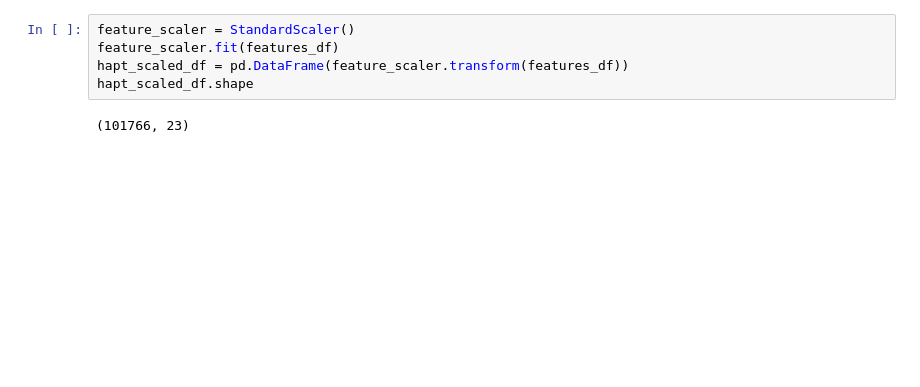
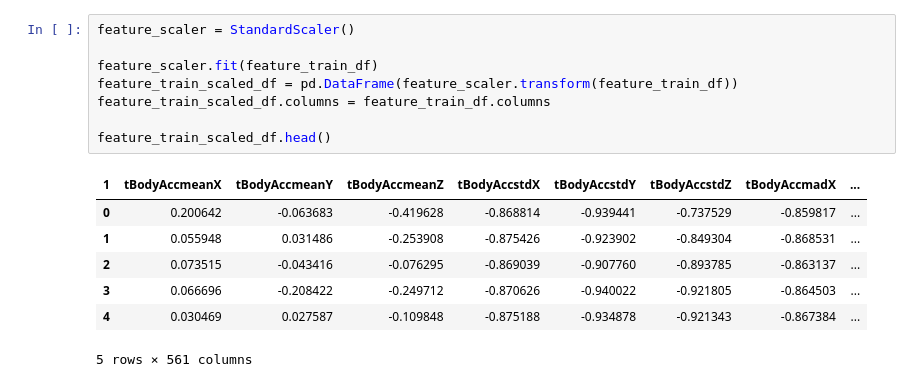
Before and after one commit to ssoi/pc_lasso, a Jupyter notebook: notebooks/eda.ipynb, the cells around one changed output. Drawn from its saved outputs; the diff is of its cells as text; blank space fills up the shorter version.

```diff
--- a/notebooks/eda.ipynb
+++ b/notebooks/eda.ipynb
@@ -25,7 +107,16 @@ hapt_df.head()
 # %%
 feature_scaler = StandardScaler()
-feature_scaler.fit(features_df)
-hapt_scaled_df = pd.DataFrame(feature_scaler.transform(features_df))
-hapt_scaled_df.shape
+
+feature_scaler.fit(feature_train_df)
+feature_train_scaled_df = pd.DataFrame(feature_scaler.transform(feature_train_df))
+feature_train_scaled_df.columns = feature_train_df.columns
+
+feature_train_scaled_df.head()
 # %% [output]
+| 1 | tBodyAccmeanX | tBodyAccmeanY | tBodyAccmeanZ | tBodyAccstdX | tBodyAccstdY | tBodyAccstdZ | tBodyAccmadX | ... |
+| 0 | 0.200642 | -0.063683 | -0.419628 | -0.868814 | -0.939441 | -0.737529 | -0.859817 | ... |
+| 1 | 0.055948 | 0.031486 | -0.253908 | -0.875426 | -0.923902 | -0.849304 | -0.868531 | ... |
+| 2 | 0.073515 | -0.043416 | -0.076295 | -0.869039 | -0.907760 | -0.893785 | -0.863137 | ... |
+| 3 | 0.066696 | -0.208422 | -0.249712 | -0.870626 | -0.940022 | -0.921805 | -0.864503 | ... |
+| 4 | 0.030469 | 0.027587 | -0.109848 | -0.875188 | -0.934878 | -0.921343 | -0.867384 | ... |
-(101766, 23)
+5 rows × 561 columns
```
Also changed, not shown: parts of 20 cells of this notebook.
